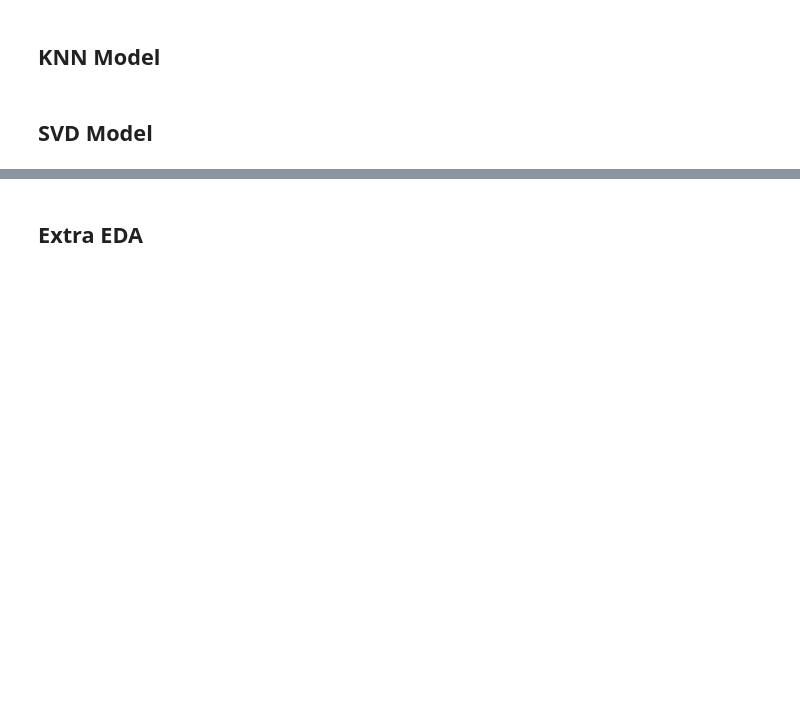
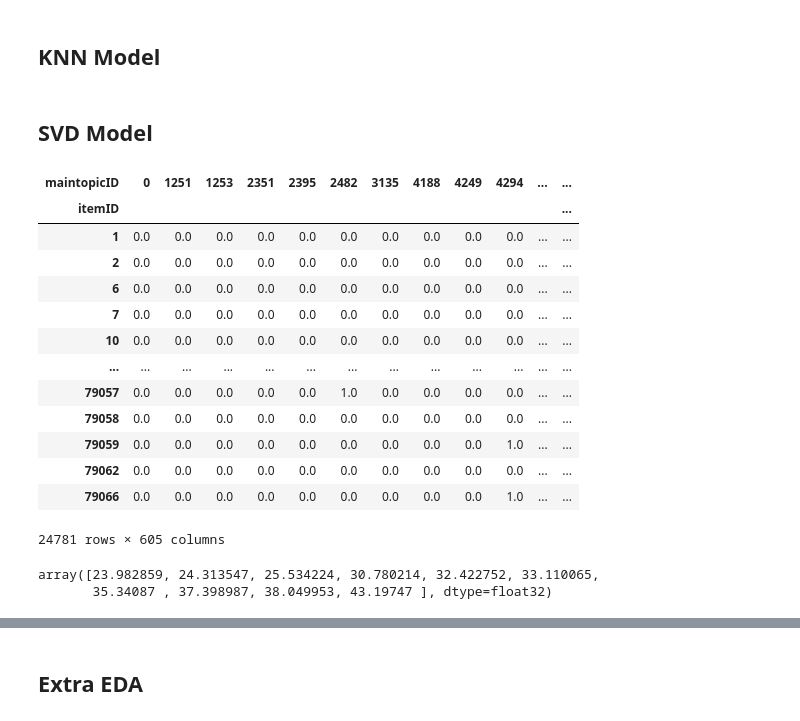
Before and after one commit to SohZongXian/DMC-2021, a Jupyter notebook: DMC script.ipynb, the cells around one changed output, grey strips where cells are left out. Drawn from its saved outputs; the diff is of its cells as text; code cells hidden in the pictures; blank space fills up the shorter version.

```diff
--- a/DMC script.ipynb
+++ b/DMC script.ipynb
@@ -581,0 +574,8 @@ sns.jointplot(x='Counts', y='Frequency', data=sub,  alpha=0.6)
+# %%
+#Create new dataframe and new main topic ID for main topic
+df_maintopic = ((latest_data[['main topic']].copy()).drop_duplicates(subset=['main topic'],inplace=False).reset_index()).astype({'index':'int32','main topic':'str'})
+df_maintopic.columns = ['maintopicID', 'main topic']
+
+## Assume that main topic as categories is equal to main topic ID
+## Main Topic as TV to recommend item ID
+## maintopicID == IID, itemID == UID
@@ -581,0 +598,3 @@ sns.jointplot(x='Counts', y='Frequency', data=sub,  alpha=0.6)
+# %%
+## Merge df_maintopic with latest_data
+latest_data = (pd.merge(latest_data, df_maintopic, on='main topic'))
@@ -581,0 +620,3 @@ sns.jointplot(x='Counts', y='Frequency', data=sub,  alpha=0.6)
+# %%
+df_rating= (latest_data.groupby(["itemID","maintopicID"]).size().reset_index(name="time")).astype({'itemID':'int32','maintopicID':'int32','time':'float32'})
+df_rating
@@ -593,2 +652,9 @@ from sklearn.model_selection import train_test_split
 # %% [markdown]
 ## SVD Model
+# %%
+from scipy.sparse import csr_matrix
+#
+dsMatrix = df_rating.pivot(index='itemID',columns='maintopicID',values='time').fillna(0)
+
+#
+mat_item_features_sparse = csr_matrix(dsMatrix.values)
@@ -594,0 +664,17 @@ from sklearn.model_selection import train_test_split
+# %%
+dsMatrix
+# %% [output]
+| maintopicID | 0 | 1251 | 1253 | 2351 | 2395 | 2482 | 3135 | 4188 | 4249 | 4294 | ... | ... |
+| itemID |  |  |  |  |  |  |  |  |  |  |  | ... |
+| 1 | 0.0 | 0.0 | 0.0 | 0.0 | 0.0 | 0.0 | 0.0 | 0.0 | 0.0 | 0.0 | ... | ... |
+| 2 | 0.0 | 0.0 | 0.0 | 0.0 | 0.0 | 0.0 | 0.0 | 0.0 | 0.0 | 0.0 | ... | ... |
+| 6 | 0.0 | 0.0 | 0.0 | 0.0 | 0.0 | 0.0 | 0.0 | 0.0 | 0.0 | 0.0 | ... | ... |
+| 7 | 0.0 | 0.0 | 0.0 | 0.0 | 0.0 | 0.0 | 0.0 | 0.0 | 0.0 | 0.0 | ... | ... |
+| 10 | 0.0 | 0.0 | 0.0 | 0.0 | 0.0 | 0.0 | 0.0 | 0.0 | 0.0 | 0.0 | ... | ... |
+| ... | ... | ... | ... | ... | ... | ... | ... | ... | ... | ... | ... | ... |
+| 79057 | 0.0 | 0.0 | 0.0 | 0.0 | 0.0 | 1.0 | 0.0 | 0.0 | 0.0 | 0.0 | ... | ... |
+| 79058 | 0.0 | 0.0 | 0.0 | 0.0 | 0.0 | 0.0 | 0.0 | 0.0 | 0.0 | 0.0 | ... | ... |
+| 79059 | 0.0 | 0.0 | 0.0 | 0.0 | 0.0 | 0.0 | 0.0 | 0.0 | 0.0 | 1.0 | ... | ... |
+| 79062 | 0.0 | 0.0 | 0.0 | 0.0 | 0.0 | 0.0 | 0.0 | 0.0 | 0.0 | 0.0 | ... | ... |
+| 79066 | 0.0 | 0.0 | 0.0 | 0.0 | 0.0 | 0.0 | 0.0 | 0.0 | 0.0 | 1.0 | ... | ... |
+24781 rows × 605 columns
@@ -594,0 +689,5 @@ from sklearn.model_selection import train_test_split
+# %%
+sigma
+# %% [output]
+array([23.982859, 24.313547, 25.534224, 30.780214, 32.422752, 33.110065,
+       35.34087 , 37.398987, 38.049953, 43.19747 ], dtype=float32)
```
Also changed, not shown: parts of 24 cells of this notebook.
